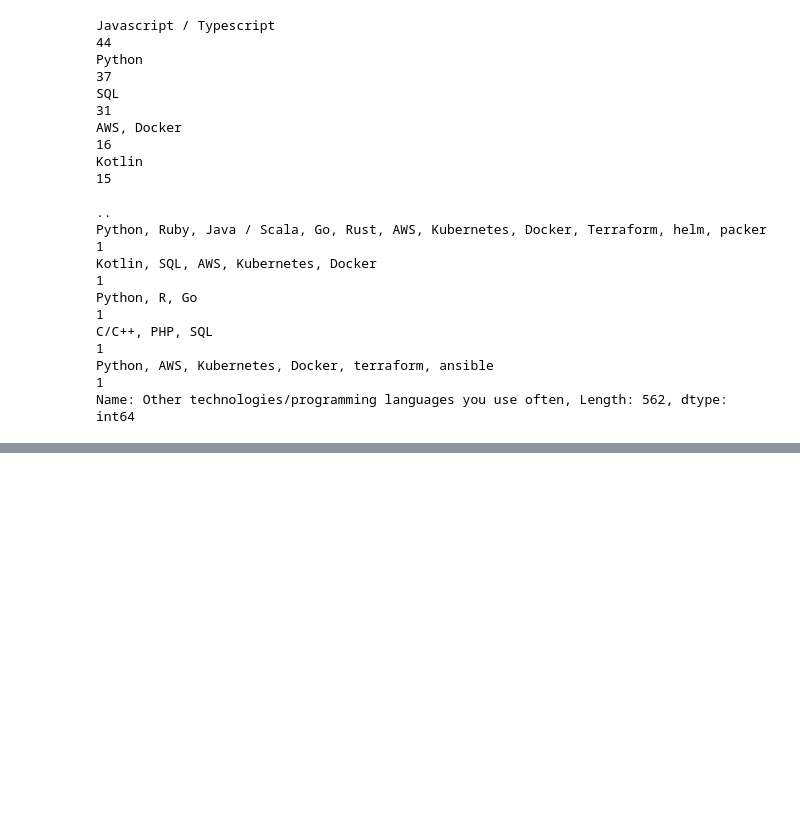
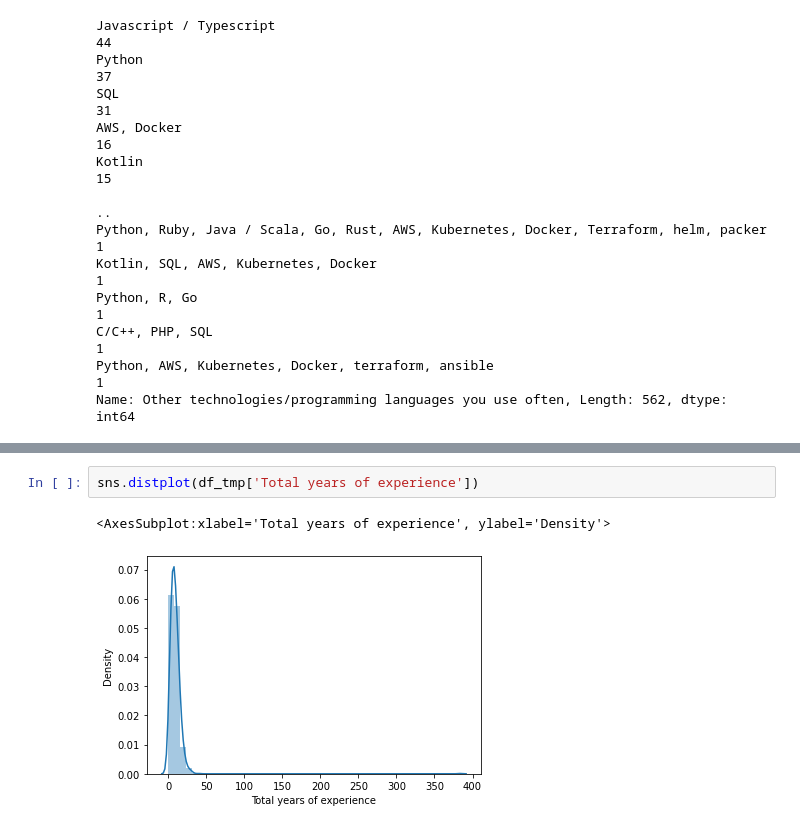
Before and after one commit to rodsunio/ItML_Asn_2_Students, a Jupyter notebook: assignment_2_start.ipynb, the cells around one changed output, grey strips where cells are left out. Cells and saved outputs as stored; diff of their text form; blank space fills up the shorter version.

```diff
--- a/assignment_2_start.ipynb
+++ b/assignment_2_start.ipynb
@@ -124,0 +345,5 @@ df.head()
+# %%
+sns.distplot(df_tmp['Total years of experience'])
+# %% [output]
+<AxesSubplot:xlabel='Total years of experience', ylabel='Density'>
+[figure, added]
```
Also changed, not shown: parts of 49 cells of this notebook.
